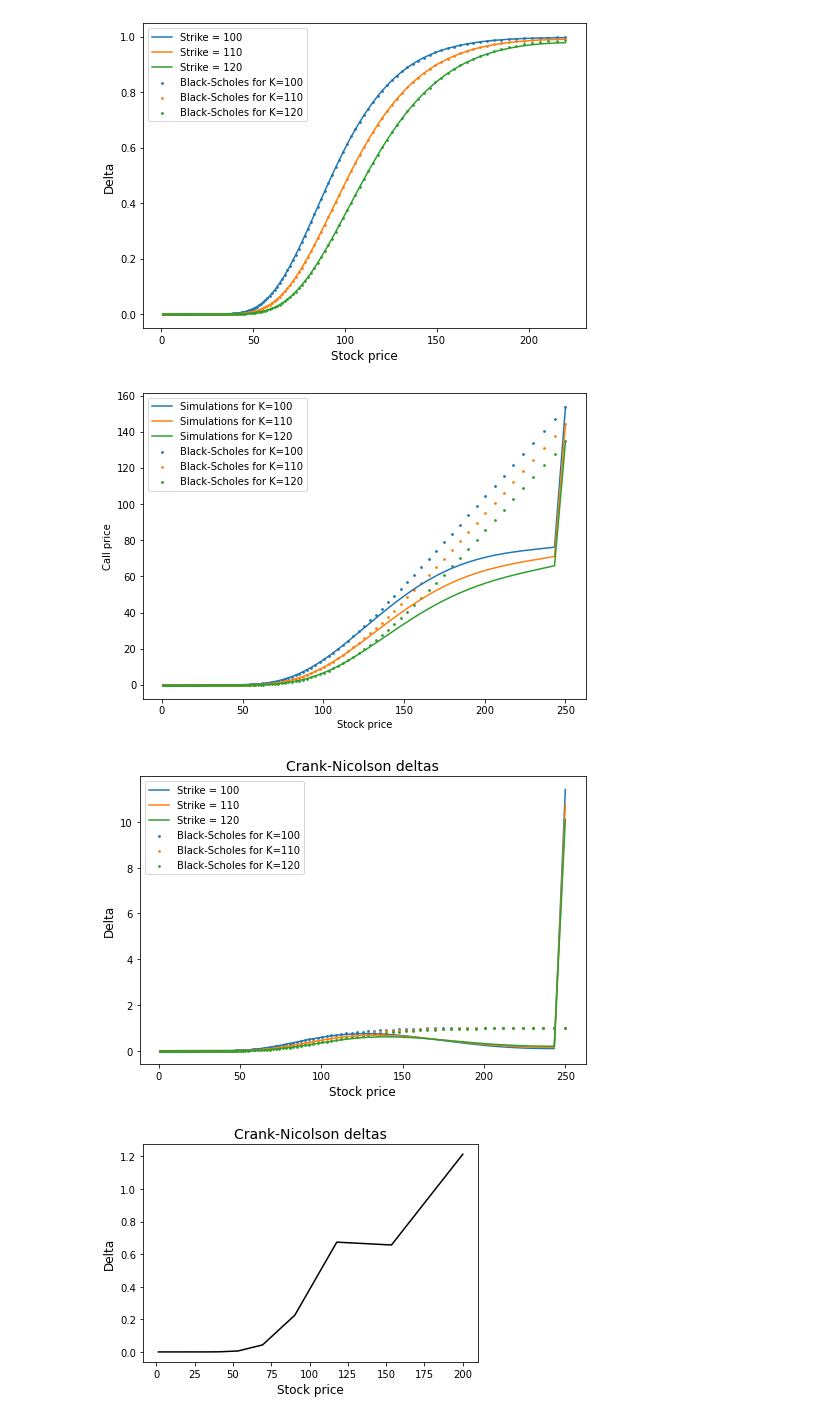
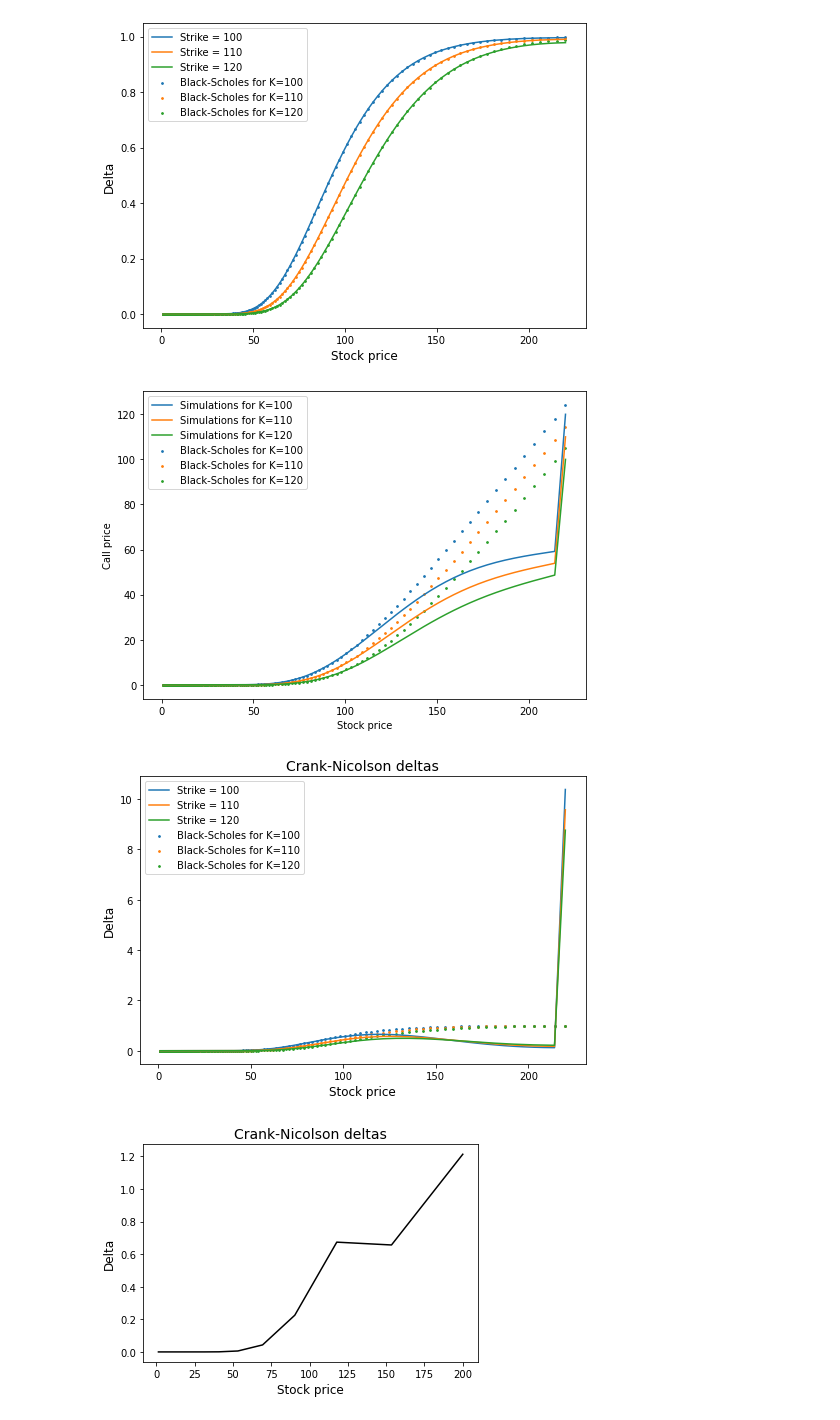
Before and after one commit to WillemJan9519/SPFDM3, a Jupyter notebook: SPFDM 3.ipynb, the cells around one changed output. Saved outputs shown, nothing was run; the diff lists cells and outputs as text; code cells hidden in the pictures.

```diff
--- a/SPFDM 3.ipynb
+++ b/SPFDM 3.ipynb
@@ -120,7 +121,7 @@ FTCSengine=FTCS([100,110,120])
 # %%
 class CrankNicolson():
     def __init__(self,Ks):
-        self.x_max = np.log(250) # ????
+        self.x_max = np.log(220) # ????
         self.t_max = 1 # total time in yr
         self.dt = 0.005 # grid size for time
         self.dx = self.dt*self.x_max/self.t_max # grid size for x
@@ -138,6 +139,27 @@ class CrankNicolson():
             self.plot_delta(plot=True)
         plt.tight_layout()
         plt.savefig('CN_delta.pdf')
+
+    def explicit_scheme(self,x,nx,steps):
+        # diffusion number (has to be less than 0.5 for the
+        # solution to be stable):
+        b1 = (r-(self.sigma**2)/2)*(self.dt/(2*self.dx)) + ((self.sigma**2)/2)*(self.dt/(self.dx**2))
+        b0 = 1 - (self.sigma**2)*(self.dt/(self.dx**2)) - self.r*self.dt
+        b_1 = ((self.sigma**2)/2)*(self.dt/(self.dx**2)) - (self.r-(self.sigma**2)/2)*(self.dt/(2*self.dx))
+
+        t = np.arange(0, steps*self.dt, self.dt)
+        V = np.zeros([steps,nx])
+        # boundary and initial conditions
+        V[:,0] = np.max(np.vstack((np.zeros(len(t)),np.exp(x[0])-self.K*np.exp(-self.r*t))),axis=0)
+        V[:,nx-1] = np.exp(self.x_max) - self.K*np.exp(-self.r*t)
+        V[0,:] = np.max(np.vstack((np.zeros(len(x)),np.exp(x)-self.K)),axis=0)
+        for n in range(0,steps-1): # time
+            for j in range(1,nx-1): # space
+                V[n+1,j] = b1*V[n,j+1] + b0*V[n,j] + b_1*V[n,j-1]
+
+        Vstart = V[steps-1,:]
+
+        return Vstart
 
     def call_CN(self):
         # define the constants of the scheme
@@ -162,14 +184,12 @@ class CrankNicolson():
         B1 = diags([b_1, b0, b1],[-1, 0, 1], shape=(nx-2, nx-2)).toarray()
         for n in range(1,int(1/self.dt)): # time is going from second time step to last
             # boundary conditions
-            V[0] = 0
-            V0 = V[0]
-            V[-1] = np.exp(self.x_max) - self.K*np.exp(-self.r*((n+1)*self.dt))
-            V1 = V[-1]
             Vn = V
             B = np.dot(Vn[1:-1],B1)
-            B[0] = B[0]
-            B[-1] = B[-1] - a1*V1
+#             V[0] = 0
+#             V[-1] = np.exp(self.x_max) - self.K*np.exp(-self.r*((n+1)*self.dt))
+            B[0] = B[0] - a_1*V[0]
+            B[-1] = B[-1] - a1*V[-1]
             V[1:-1] = np.linalg.solve(A,B)
 
         return S, V
@@ -200,35 +220,35 @@ class CrankNicolson():
         plt.xlabel('Stock price',fontsize=10)
         plt.ylabel('Call price',fontsize=10)
         plt.legend()
 
     def plot_delta(self,plot=False):
         # numerical delta
         S,V = self.call_CN()
         delta_y = np.diff(V)
         delta_x = np.diff(S)
         delta = delta_y / delta_x
 
         # black scholes delta
         V_bs = self.black_scholes(S)
         delta_y_bs = np.diff(V_bs)
         delta_bs = delta_y_bs / delta_x
 
         # plot delta's
         plt.plot(S[:-1]+np.diff(S),delta,label='Strike = '+str(self.K))
         plt.scatter(S[:-1]+np.diff(S),delta_bs,label='Black-Scholes for K='+str(self.K),
                     s=3)
         plt.xlabel('Stock price',fontsize=12)
         plt.ylabel('Delta',fontsize=12)
         plt.legend()
         plt.title('Crank-Nicolson deltas',fontsize=14)
         plt.legend()
 
 
 
 CNengine=CrankNicolson([100,110,120])
 # %% [output]
-[figure, old version]
+[figure, new version]
-[figure, old version]
+[figure, new version]
 # %%
 def delta_CN():
     delta_y = np.diff(V)
```
Also changed, not shown: parts of 1 cell of this notebook.
